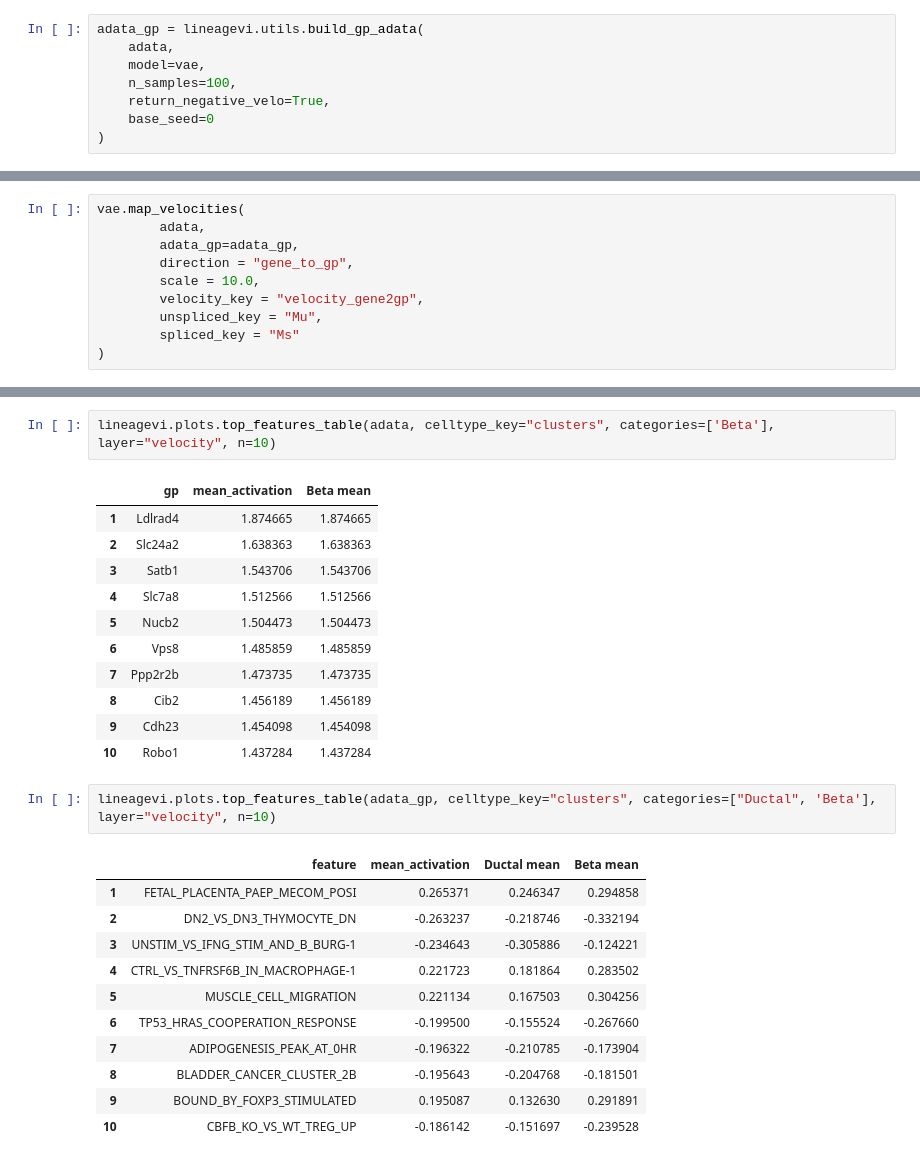
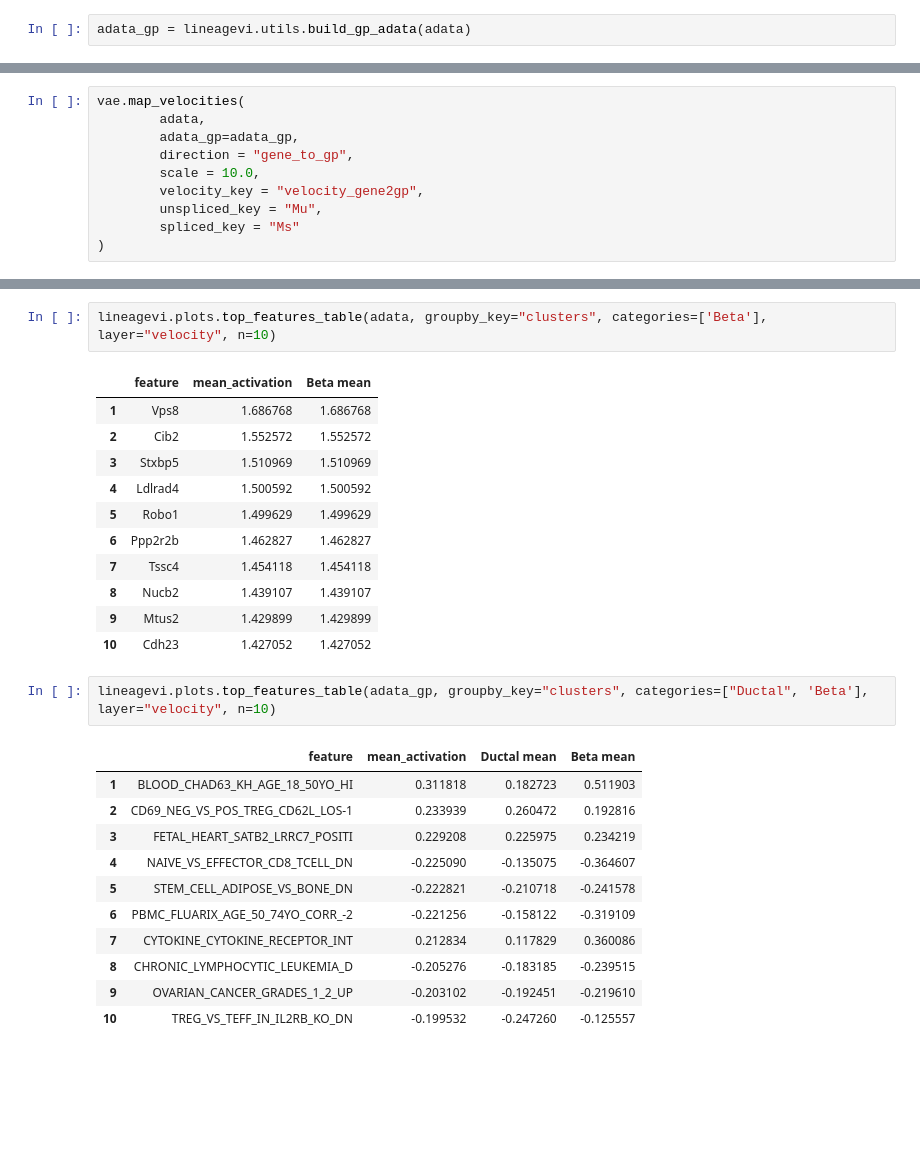
Before and after one commit to leonardogolinelli/lineageVI, a Jupyter notebook: notebooks/Tutorial.ipynb, the cells around one changed output, grey strips where cells are left out. Drawn from its saved outputs; the diff is of its cells as text; blank space fills up the shorter version.

```diff
--- a/notebooks/Tutorial.ipynb
+++ b/notebooks/Tutorial.ipynb
@@ -129,11 +136,5 @@ computing velocity embedding
 # %%
-adata_gp = lineagevi.utils.build_gp_adata(
-    adata,
-    model=vae,
-    n_samples=100,
-    return_negative_velo=True,
-    base_seed=0
-)
+adata_gp = lineagevi.utils.build_gp_adata(adata)
 # %%
 sc.pp.neighbors(adata_gp)
 sc.tl.umap(adata_gp)
@@ -179,31 +171,31 @@ linvi.map_velocities(
 # %%
-lineagevi.plots.top_features_table(adata, celltype_key="clusters", categories=['Beta'], layer="velocity", n=10)
+lineagevi.plots.top_features_table(adata, groupby_key="clusters", categories=['Beta'], layer="velocity", n=10)
 # %% [output]
-|  | gp | mean_activation | Beta mean |
-| 1 | Ldlrad4 | 1.874665 | 1.874665 |
-| 2 | Slc24a2 | 1.638363 | 1.638363 |
-| 3 | Satb1 | 1.543706 | 1.543706 |
-| 4 | Slc7a8 | 1.512566 | 1.512566 |
-| 5 | Nucb2 | 1.504473 | 1.504473 |
-| 6 | Vps8 | 1.485859 | 1.485859 |
-| 7 | Ppp2r2b | 1.473735 | 1.473735 |
-| 8 | Cib2 | 1.456189 | 1.456189 |
-| 9 | Cdh23 | 1.454098 | 1.454098 |
-| 10 | Robo1 | 1.437284 | 1.437284 |
+|  | feature | mean_activation | Beta mean |
+| 1 | Vps8 | 1.686768 | 1.686768 |
+| 2 | Cib2 | 1.552572 | 1.552572 |
+| 3 | Stxbp5 | 1.510969 | 1.510969 |
+| 4 | Ldlrad4 | 1.500592 | 1.500592 |
+| 5 | Robo1 | 1.499629 | 1.499629 |
+| 6 | Ppp2r2b | 1.462827 | 1.462827 |
+| 7 | Tssc4 | 1.454118 | 1.454118 |
+| 8 | Nucb2 | 1.439107 | 1.439107 |
+| 9 | Mtus2 | 1.429899 | 1.429899 |
+| 10 | Cdh23 | 1.427052 | 1.427052 |
 # %%
-lineagevi.plots.top_features_table(adata_gp, celltype_key="clusters", categories=["Ductal", 'Beta'], layer="velocity", n=10)
+lineagevi.plots.top_features_table(adata_gp, groupby_key="clusters", categories=["Ductal", 'Beta'], layer="velocity", n=10)
 # %% [output]
 |  | feature | mean_activation | Ductal mean | Beta mean |
-| 1 | FETAL_PLACENTA_PAEP_MECOM_POSI | 0.265371 | 0.246347 | 0.294858 |
-| 2 | DN2_VS_DN3_THYMOCYTE_DN | -0.263237 | -0.218746 | -0.332194 |
-| 3 | UNSTIM_VS_IFNG_STIM_AND_B_BURG-1 | -0.234643 | -0.305886 | -0.124221 |
-| 4 | CTRL_VS_TNFRSF6B_IN_MACROPHAGE-1 | 0.221723 | 0.181864 | 0.283502 |
-| 5 | MUSCLE_CELL_MIGRATION | 0.221134 | 0.167503 | 0.304256 |
-| 6 | TP53_HRAS_COOPERATION_RESPONSE | -0.199500 | -0.155524 | -0.267660 |
-| 7 | ADIPOGENESIS_PEAK_AT_0HR | -0.196322 | -0.210785 | -0.173904 |
-| 8 | BLADDER_CANCER_CLUSTER_2B | -0.195643 | -0.204768 | -0.181501 |
-| 9 | BOUND_BY_FOXP3_STIMULATED | 0.195087 | 0.132630 | 0.291891 |
-| 10 | CBFB_KO_VS_WT_TREG_UP | -0.186142 | -0.151697 | -0.239528 |
+| 1 | BLOOD_CHAD63_KH_AGE_18_50YO_HI | 0.311818 | 0.182723 | 0.511903 |
+| 2 | CD69_NEG_VS_POS_TREG_CD62L_LOS-1 | 0.233939 | 0.260472 | 0.192816 |
+| 3 | FETAL_HEART_SATB2_LRRC7_POSITI | 0.229208 | 0.225975 | 0.234219 |
+| 4 | NAIVE_VS_EFFECTOR_CD8_TCELL_DN | -0.225090 | -0.135075 | -0.364607 |
+| 5 | STEM_CELL_ADIPOSE_VS_BONE_DN | -0.222821 | -0.210718 | -0.241578 |
+| 6 | PBMC_FLUARIX_AGE_50_74YO_CORR_-2 | -0.221256 | -0.158122 | -0.319109 |
+| 7 | CYTOKINE_CYTOKINE_RECEPTOR_INT | 0.212834 | 0.117829 | 0.360086 |
+| 8 | CHRONIC_LYMPHOCYTIC_LEUKEMIA_D | -0.205276 | -0.183185 | -0.239515 |
+| 9 | OVARIAN_CANCER_GRADES_1_2_UP | -0.203102 | -0.192451 | -0.219610 |
+| 10 | TREG_VS_TEFF_IN_IL2RB_KO_DN | -0.199532 | -0.247260 | -0.125557 |
 # %%
 lineagevi.plots.plot_phase_plane(adata, 'Gnas', u_scale=.1, s_scale=.1, alpha=1, head_width=0.02, head_length=0.03, length_includes_head=False)
 # %% [output]
```
Also changed, not shown: parts of 24 cells of this notebook, 15 other files.
